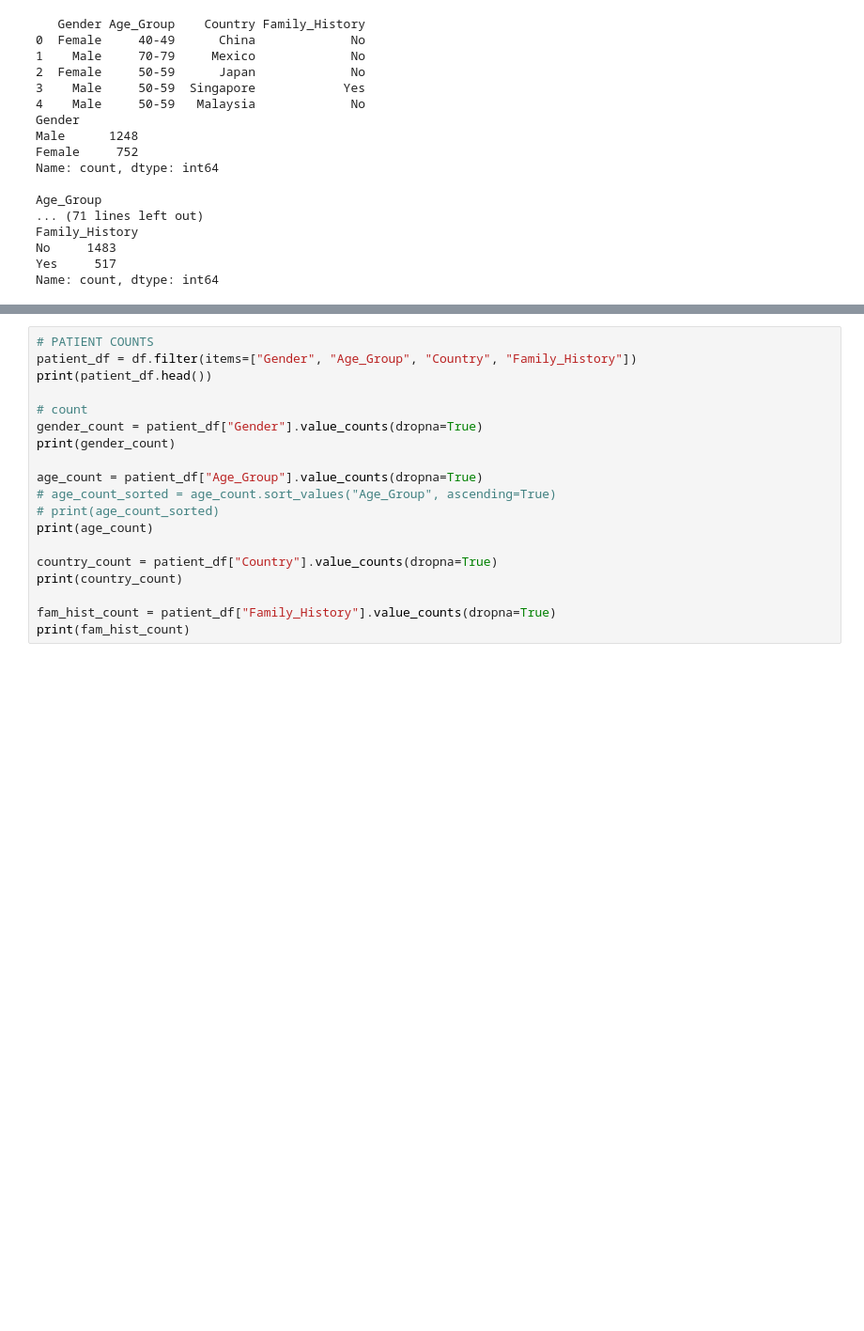
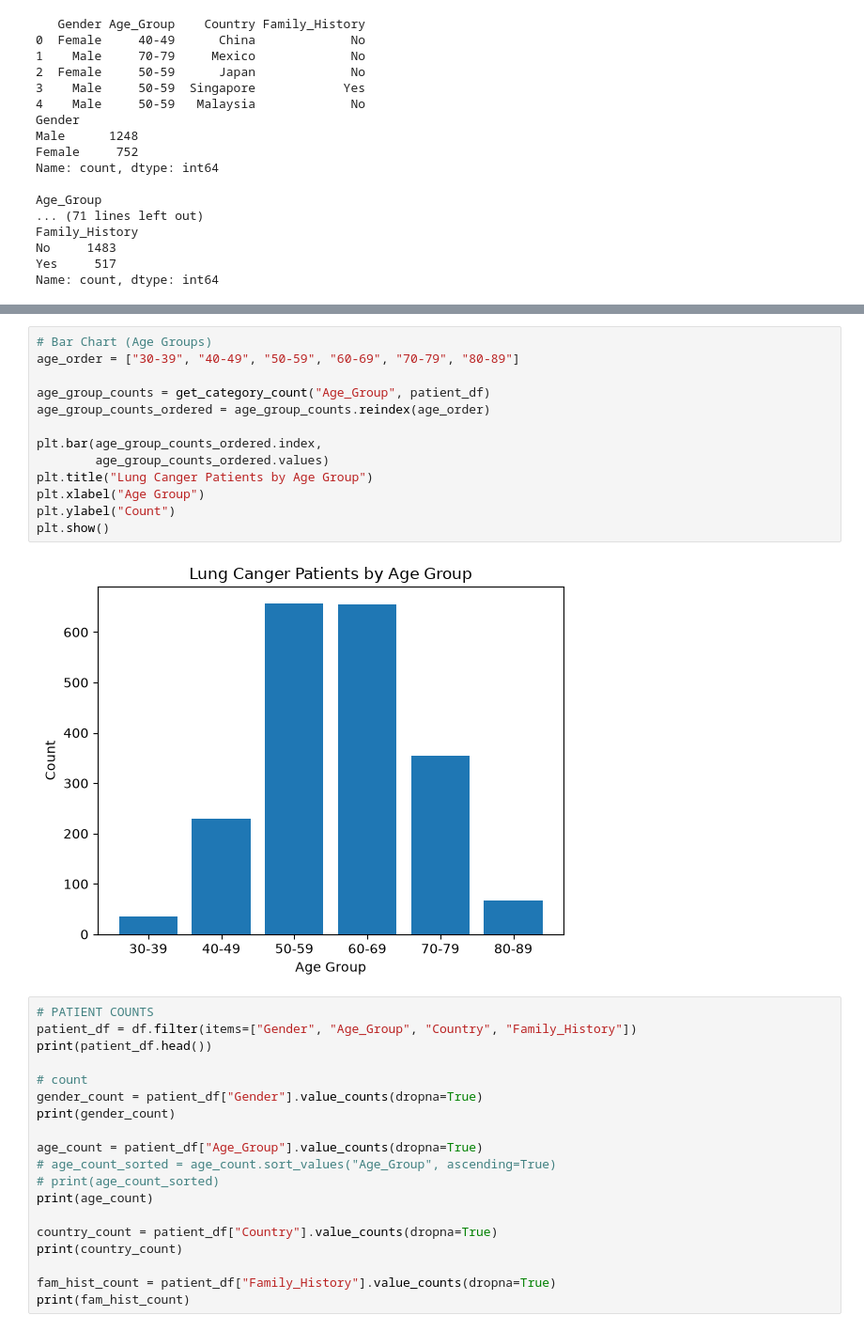
Before and after one commit to destinyloua/MGMT72020-Group-2, a Jupyter notebook: src/main.ipynb, the cells around one changed output, grey strips where cells are left out. Shown at 94% size. Cells and saved outputs as stored; diff of their text form; blank space fills up the shorter version.

```diff
--- a/src/main.ipynb
+++ b/src/main.ipynb
@@ -40,3 +72,18 @@ Name: count, dtype: int64
+# %%
+# Bar Chart (Age Groups)
+age_order = ["30-39", "40-49", "50-59", "60-69", "70-79", "80-89"]
+
+age_group_counts = get_category_count("Age_Group", patient_df)
+age_group_counts_ordered = age_group_counts.reindex(age_order)
+
+plt.bar(age_group_counts_ordered.index,
+        age_group_counts_ordered.values)
+plt.title("Lung Canger Patients by Age Group")
+plt.xlabel("Age Group")
+plt.ylabel("Count")
+plt.show()
+# %% [output]
+[figure, added]
 # %%
 # PATIENT COUNTS
 patient_df = df.filter(items=["Gender", "Age_Group", "Country", "Family_History"])
```
Also changed, not shown: parts of 6 cells of this notebook, 6 other files.
